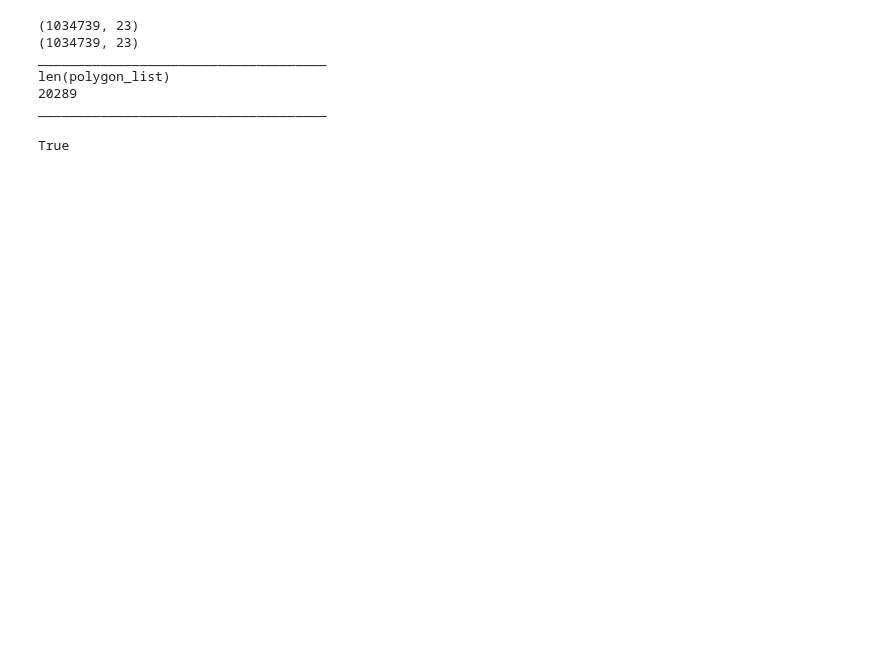
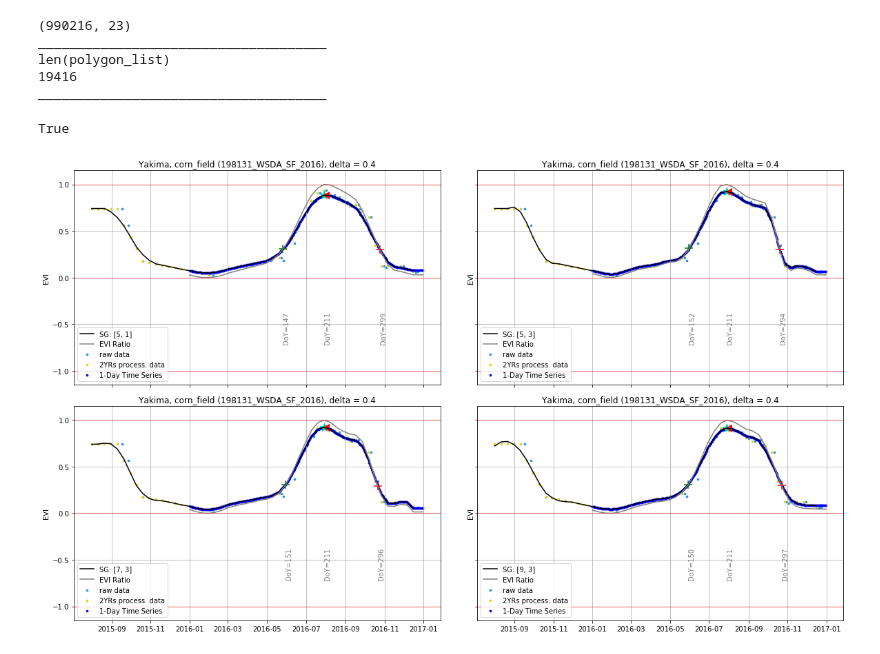
Before and after one commit to sunil21075/Ag, a Jupyter notebook: remote_sensing/python/Local_Jupyter_NoteBooks/scratches_to_experiment/fine_granularity_plot_1.ipynb, the cells around one changed output. Drawn from its saved outputs; the diff is of its cells as text; code cells hidden in the pictures; blank space fills up the shorter version.

Commit message:
add raw, NDVI-Ratio to plots

```diff
--- a/remote_sensing/python/Local_Jupyter_NoteBooks/scratches_to_experiment/fine_granularity_plot_1.ipynb
+++ b/remote_sensing/python/Local_Jupyter_NoteBooks/scratches_to_experiment/fine_granularity_plot_1.ipynb
@@ -30,6 +30,7 @@ import remote_sensing_core as rc
 import remote_sensing_plot_core as rcp
 
 data_dir = "/Users/hn/Documents/01_research_data/remote_sensing/test_Aeolus_data/"
+raw_dir = "/Users/hn/Documents/01_research_data/remote_sensing/01_NDVI_TS/70_Cloud/00_Eastern_WA_withYear/2Years/"
 # %%
 eleven_colors = ["gray", "lightcoral", "red", "peru",
                  "darkorange", "gold", "olive", "green",
@@ -76,0 +104,3 @@ CovrCrp is being set to NA
+# %%
+if not("human_system_start_time" in raw_df.columns):
+    raw_df = rc.add_human_start_time_by_YearDoY(raw_df)
@@ -77,10 +113,5 @@ CovrCrp is being set to NA
 # %%
-print (a_df.shape)
-
-a_df = rc.initial_clean(df = a_df, column_to_be_cleaned = indeks)
-
 an_EE_TS = a_df.copy()
-
 print (an_EE_TS.shape)
 
 ### List of unique polygons
@@ -92,15 +123,69 @@ print ("_____________________________________")
 
 counter = 0
 # %% [output]
-(1034739, 23)
-(1034739, 23)
+(990216, 23)
 _____________________________________
 len(polygon_list)
-20289
+19416
 _____________________________________
 # %%
-a_poly = "33836_WSDA_SF_2018"
+a_poly = polygon_list[0] # "33836_WSDA_SF_2018"
 
 a_poly in (polygon_list)
 # %% [output]
 True
+# %%
+curr_field_two_years = an_EE_TS[an_EE_TS['ID'] == a_poly].copy()
+curr_raw = raw_df[raw_df['ID'] == a_poly].copy()
+
+curr_field_two_years.sort_values(by=['image_year', 'doy'], inplace=True)
+curr_raw.sort_values(by=['image_year', 'doy'], inplace=True)
+
+ID = a_poly
+plant = curr_field_two_years['CropTyp'].unique()[0]
+plant = plant.replace("/", "_")
+plant = plant.replace(",", "_")
+plant = plant.replace(" ", "_")
+plant = plant.replace("__", "_")
+# %%
+fig, axs = plt.subplots(2, 2, figsize=(20,12),
+                sharex='col', sharey='row',
+                gridspec_kw={'hspace': 0.1, 'wspace': 0.1});
+
+(ax1, ax2), (ax3, ax4) = axs;
+ax1.grid(True); ax2.grid(True); ax3.grid(True); ax4.grid(True);
+
+rcp.SG_1yr_panels_clean_sciPy_My_Peaks_SOS_fineGranularity(twoYears_raw = curr_raw,
+                                                           twoYears_regular = curr_field_two_years,
+                                                           # dataAB = curr_field_two_years,
+                                                           idx = indeks,
+                                                           SG_params=[5, 1],
+                                                           SFYr = SF_year, ax=ax1, deltA= minFinderDetla,
+                                                           onset_cut = sos_thresh,
+                                                           offset_cut = eos_thresh);
+
+rcp.SG_1yr_panels_clean_sciPy_My_Peaks_SOS_fineGranularity(twoYears_raw = curr_raw,
+                                                           twoYears_regular = curr_field_two_years,
+                                                           # dataAB = curr_field,
+                                                           idx=indeks, SG_params=[5, 3],
+                                                           SFYr=SF_year, ax=ax2, deltA=minFinderDetla,
+                                                           onset_cut = sos_thresh,
+                                                           offset_cut = eos_thresh);
+
+rcp.SG_1yr_panels_clean_sciPy_My_Peaks_SOS_fineGranularity(twoYears_raw = curr_raw,
+                                                           twoYears_regular = curr_field_two_years,
+                                                           # dataAB = curr_field,
+                                                           idx = indeks, SG_params=[7, 3],
+                                                           SFYr = SF_year, ax=ax3, deltA=minFinderDetla,
+                                                           onset_cut = sos_thresh,
+                                                           offset_cut = eos_thresh);
+
+rcp.SG_1yr_panels_clean_sciPy_My_Peaks_SOS_fineGranularity(twoYears_raw = curr_raw,
+                                                           twoYears_regular = curr_field_two_years,
+                                                           # dataAB = curr_field,
+                                                           idx=indeks, SG_params=[9, 3],
+                                                           SFYr=SF_year, ax=ax4, deltA=minFinderDetla,
+                                                           onset_cut = sos_thresh,
+                                                           offset_cut = eos_thresh)
+# %% [output]
+[figure, added]
```
Also changed, not shown: parts of 10 cells of this notebook, 3 other files.
